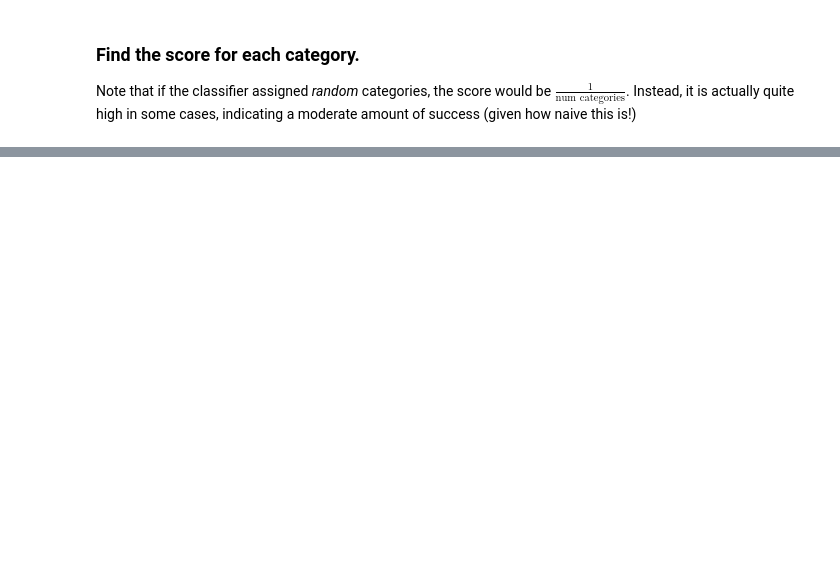
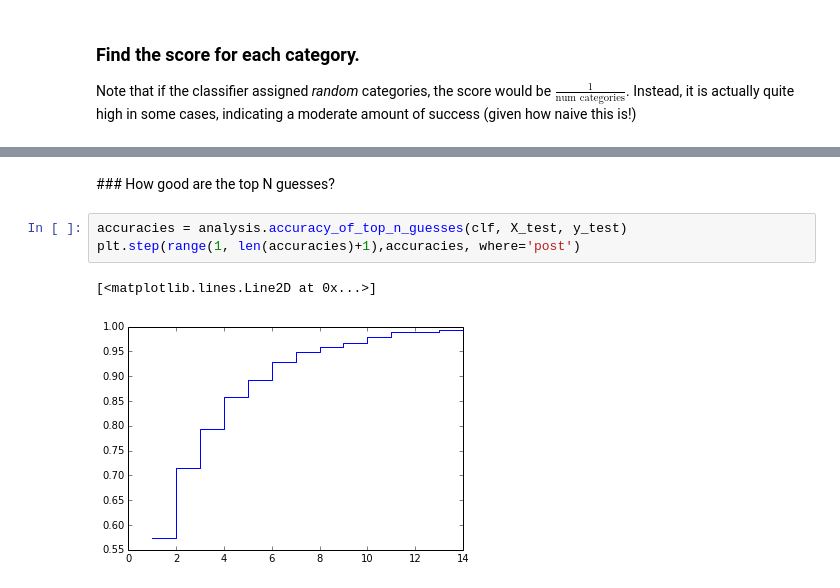
Before and after one commit to comp6028team17/gensim_testing, a Jupyter notebook: pipeline_union.ipynb, the cells around one changed output, grey strips where cells are left out. Drawn from its saved outputs; the diff is of its cells as text; blank space fills up the shorter version.

Commit message:
Tested the new multiclass-accuracy function on the meta+body classifier.

```diff
--- a/pipeline_union.ipynb
+++ b/pipeline_union.ipynb
@@ -144,0 +144,8 @@ avg / total       0.56      0.56      0.54       600
+# %% [markdown]
+### How good are the top N guesses?
+# %%
+accuracies = analysis.accuracy_of_top_n_guesses(clf, X_test, y_test)
+plt.step(range(1, len(accuracies)+1),accuracies, where='post')
+# %% [output]
+[<matplotlib.lines.Line2D at 0x...>]
+[figure, added]
```
Also changed, not shown: parts of 3 cells of this notebook.
